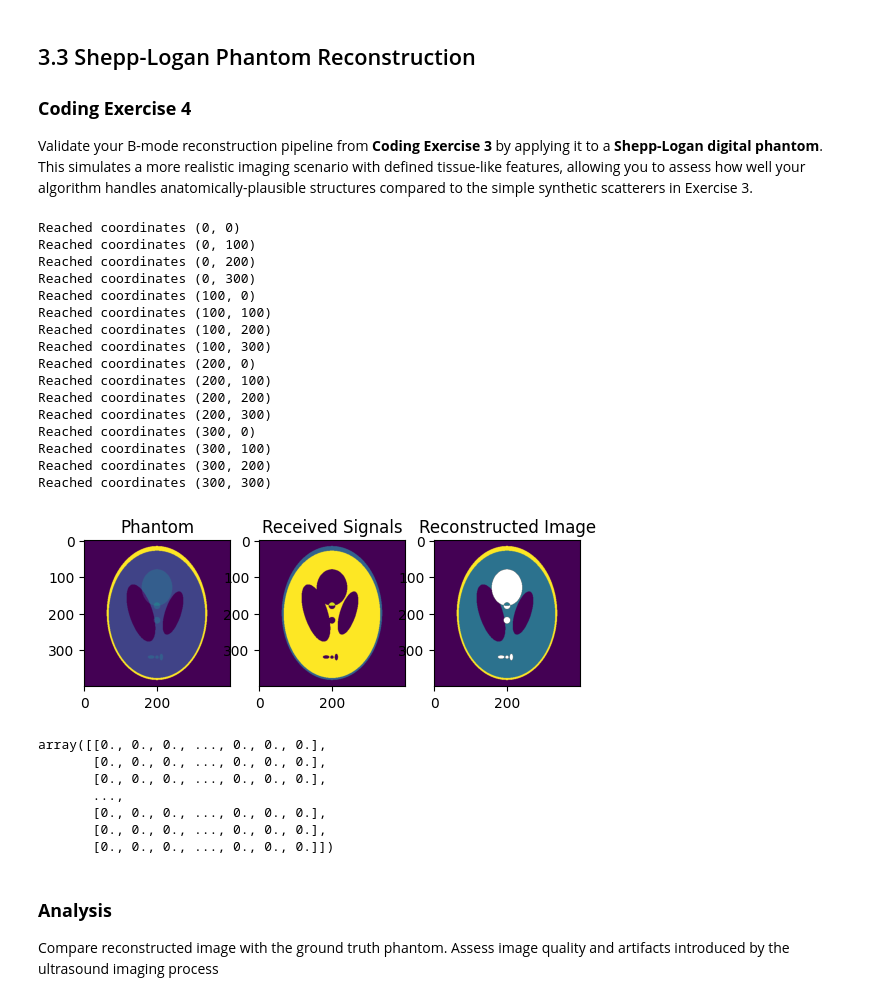
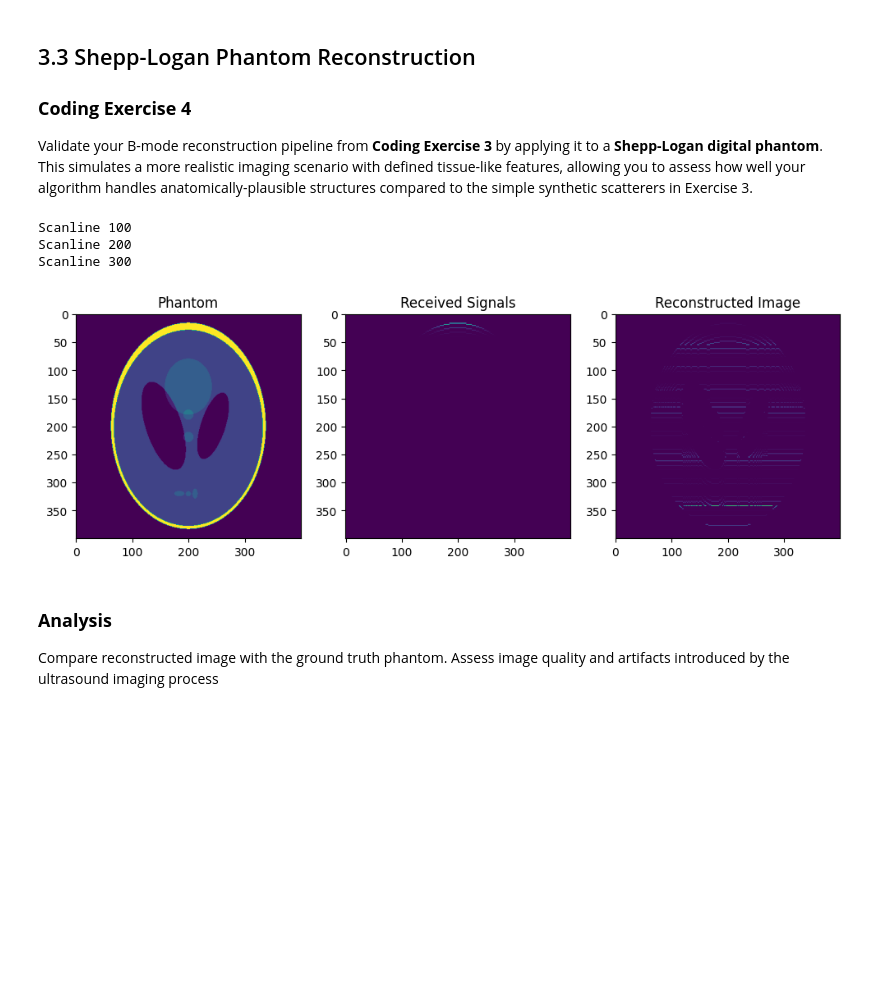
Before and after one commit to DeemDeem52/BMEN509-623_Deliverable_3, a Jupyter notebook: deliverable-03-starter.ipynb, the cells around one changed output. Cells and saved outputs as stored; diff of their text form; code cells hidden in the pictures; blank space fills up the shorter version.

```diff
--- a/deliverable-03-starter.ipynb
+++ b/deliverable-03-starter.ipynb
@@ -822,7 +822,6 @@ def better_pipeline(grid, end_time, num_samples):
     timestep = end_time / num_samples
     t = np.linspace(0, end_time, num_samples)
 
-    scanlines = []
     received_amplitudes = np.zeros(grid.shape)
     signal_amplitudes = np.zeros(grid.shape)
 
@@ -834,8 +833,11 @@ def better_pipeline(grid, end_time, num_samples):
         # find reflection edges
             if value != prev_value:
                 reflection_coefficient = ((value - prev_value) / (value + prev_value)) ** 2
-                echo += reflection_coefficient * calculate_echo(t, f, n, x/10)
+                echo += calculate_echo(t, f, n, x/10) * reflection_coefficient
                 # simple model: 100% transmission despite partial reflection
+
+        if (y % 100 == 0 and y > 0):
+            print("Scanline", y)
 
 # TODO: Apply envelope detection to extract amplitude from RF signal
         peak_samples = sp.find_peaks(echo, distance=100)[0]
@@ -855,7 +857,7 @@ def better_pipeline(grid, end_time, num_samples):
 
 # TODO: Apply log compression (dB scale)
             if compensated_amplitude > 0:
-                compressed_amplitude = -10*np.log10(compensated_amplitude)
+                compressed_amplitude = -10*np.log10(compensated_amplitude) * 10
 
 # TODO: Perform scan conversion (polar to Cartesian)
             signal_amplitudes[echo_distance_mm][y] = compressed_amplitude
@@ -889,38 +891,18 @@ Validate your B-mode reconstruction pipeline from **Coding Exercise 3** by apply
 # %%
 # TODO: Load Shepp-Logan phantom
 from skimage.data import shepp_logan_phantom
 phantom = shepp_logan_phantom()
 
 # TODO: Apply your reconstruction pipeline from Exercise 3 to this phantom
-reconstruction_pipeline(phantom, 0.0001, 5000)
+better_pipeline(phantom, 0.001, 10000)
 
 # TODO: Compare reconstructed image quality with ground truth
 # ...
 # %% [output]
-Reached coordinates (0, 0)
-Reached coordinates (0, 100)
-Reached coordinates (0, 200)
-Reached coordinates (0, 300)
-Reached coordinates (100, 0)
-Reached coordinates (100, 100)
-Reached coordinates (100, 200)
-Reached coordinates (100, 300)
-Reached coordinates (200, 0)
-Reached coordinates (200, 100)
-Reached coordinates (200, 200)
-Reached coordinates (200, 300)
-Reached coordinates (300, 0)
-Reached coordinates (300, 100)
-Reached coordinates (300, 200)
-Reached coordinates (300, 300)
+Scanline 100
+Scanline 200
+Scanline 300
-[figure, old version]
+[figure, new version]
-array([[0., 0., 0., ..., 0., 0., 0.],
-       [0., 0., 0., ..., 0., 0., 0.],
-       [0., 0., 0., ..., 0., 0., 0.],
-       ...,
-       [0., 0., 0., ..., 0., 0., 0.],
-       [0., 0., 0., ..., 0., 0., 0.],
-       [0., 0., 0., ..., 0., 0., 0.]])
 # %% [markdown]
 ### **Analysis**
 
```
Also changed, not shown: parts of 1 cell of this notebook.
